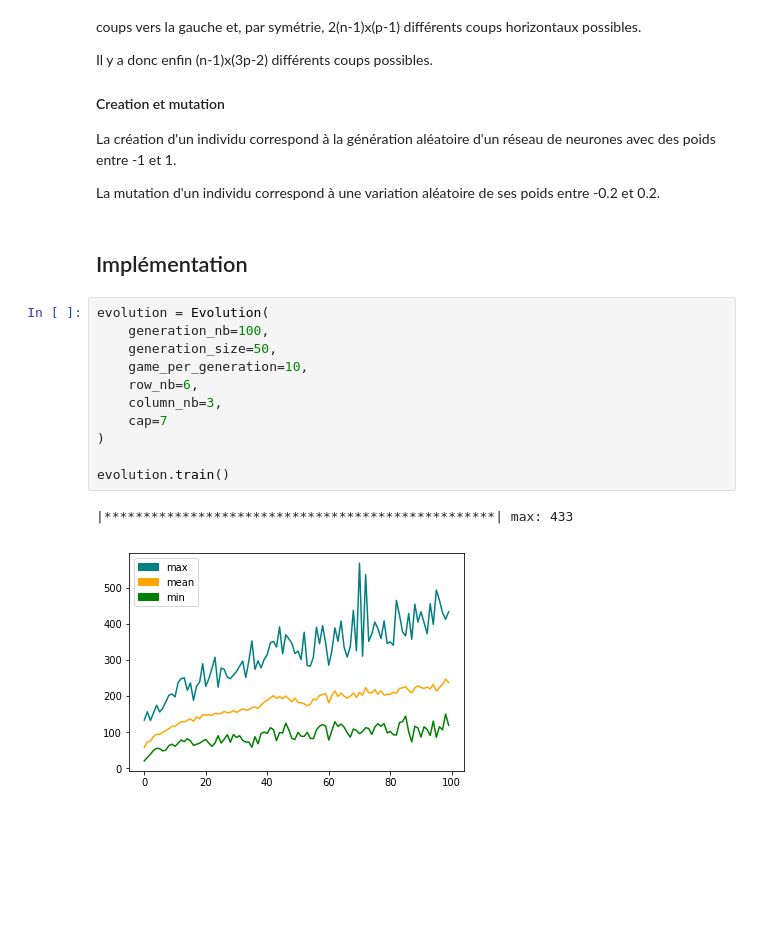
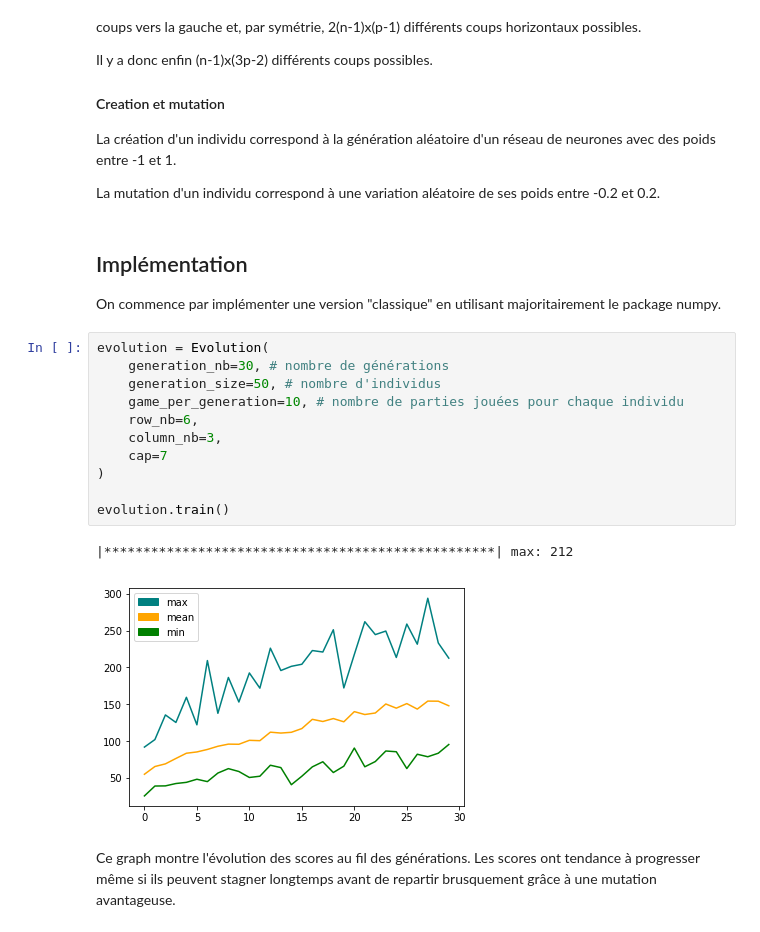
Before and after one commit to NicolasLoiseau/NeuroEvolution, a Jupyter notebook: neuroevolution.ipynb, the cells around one changed output. Saved outputs shown, nothing was run; the diff lists cells and outputs as text; blank space fills up the shorter version.

```diff
--- a/neuroevolution.ipynb
+++ b/neuroevolution.ipynb
@@ -50,19 +50,23 @@ Il y a donc enfin (n-1)x(3p-2) différents coups possibles.
 La création d'un individu correspond à la génération aléatoire d'un réseau de neurones avec des poids entre -1 et 1.
 
 La mutation d'un individu correspond à une variation aléatoire de ses poids entre -0.2 et 0.2.
-# %% [markdown]
-## Implémentation
+# %% [markdown]
+## Implémentation
+
+On commence par implémenter une version "classique" en utilisant majoritairement le package numpy.
 # %%
 evolution = Evolution(
-    generation_nb=100,
-    generation_size=50,
-    game_per_generation=10,
+    generation_nb=30, # nombre de générations
+    generation_size=50, # nombre d'individus
+    game_per_generation=10, # nombre de parties jouées pour chaque individu
     row_nb=6,
     column_nb=3,
     cap=7
 )
 
 evolution.train()
 # %% [output]
-|**************************************************| max: 433
+|**************************************************| max: 212
-[figure, old version]
+[figure, new version]
+# %% [markdown]
+Ce graph montre l'évolution des scores au fil des générations. Les scores ont tendance à progresser même si ils peuvent stagner longtemps avant de repartir brusquement grâce à une mutation avantageuse.
```
Also changed, not shown: parts of 2 cells of this notebook.
